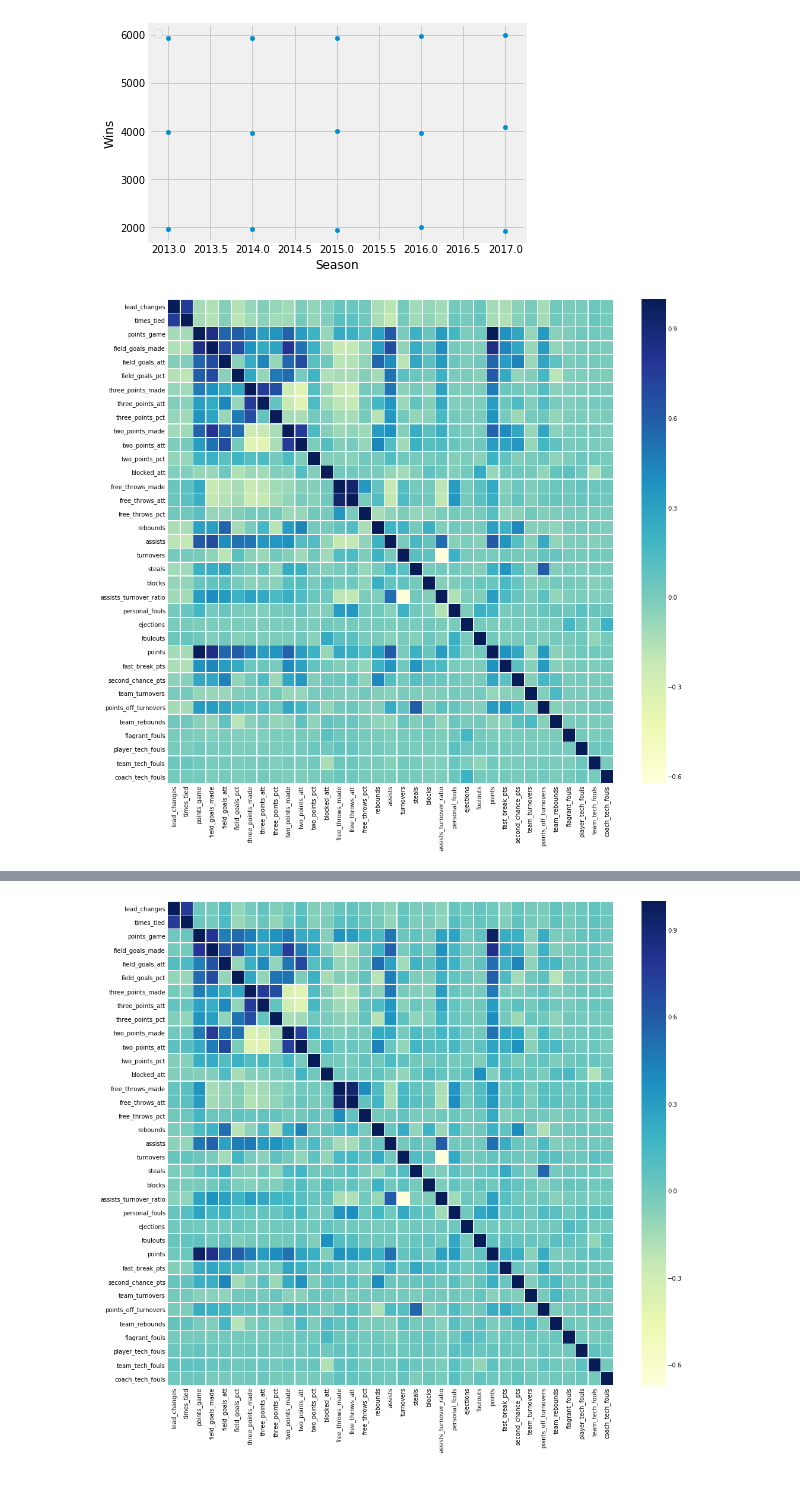
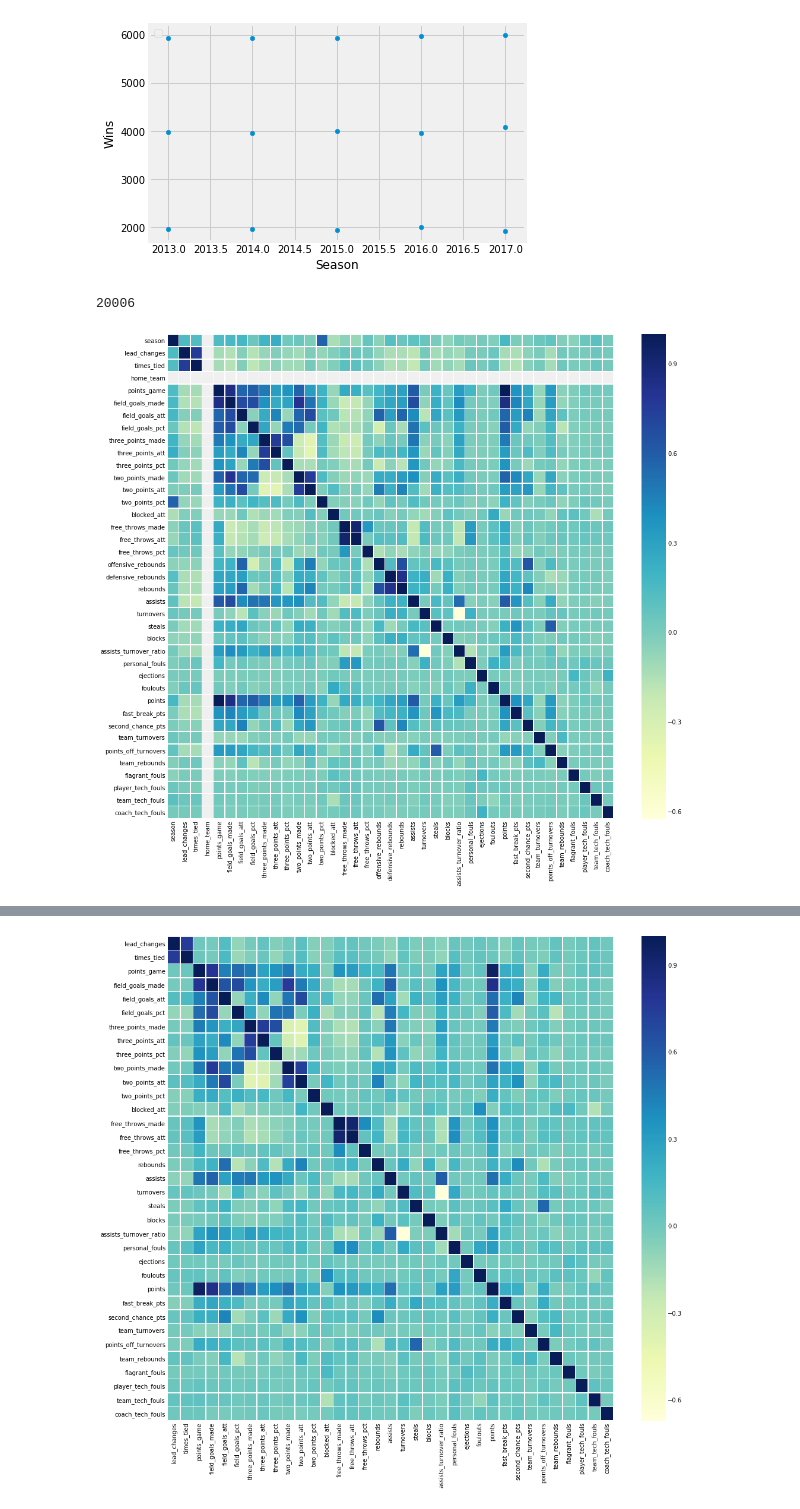
Before and after one commit to MohammedBhatti/code1, a Jupyter notebook: Capstone2.ipynb, the cells around one changed output, grey strips where cells are left out. Cells and saved outputs as stored; diff of their text form; code cells hidden in the pictures.

```diff
--- a/Capstone2.ipynb
+++ b/Capstone2.ipynb
@@ -188,8 +201,8 @@ df.head()
 # %%
 # now we have a dataframe that we can analyze
 # lets make a copy for the home team
-# lets get all home_team = True
-df_home = df.loc[df['home_team'] == True].copy()
+# lets get all home_team = True and win = True
+df_home = df.loc[(df['home_team'] == True) & (df['win'] == True)].copy()
 df_home.reindex(axis=1)
 df_home.head()
 # %% [output]
@@ -301,24 +315,32 @@ ax.legend(loc='upper left')
 No handles with labels found to put in legend.
 <matplotlib.legend.Legend at 0x...>
 [figure]
+# %%
+#df_home.query("win == True")
+
+df_home[df_home["win"]==True].count()["win"]
+# %% [output]
+20006
 # %%
 # get the correlation
 fig, ax = plt.subplots(figsize=(15,15))
-df_home_wins_correlations=''
-df_home_wins_correlations = df_home.query("win == True")[['lead_changes', 'win', 'times_tied', 'points_game',
-       'minutes', 'field_goals_made', 'field_goals_att', 'field_goals_pct',
-       'three_points_made', 'three_points_att', 'three_points_pct',
-       'two_points_made', 'two_points_att', 'two_points_pct', 'blocked_att',
-       'free_throws_made', 'free_throws_att', 'free_throws_pct',
+#df_home_wins_correlations=''
+#df_home_wins_correlations = df_home.query("win == True")[['lead_changes', 'win', 'times_tied', 'points_game',
+#       'minutes', 'field_goals_made', 'field_goals_att', 'field_goals_pct',
+#       'three_points_made', 'three_points_att', 'three_points_pct',
+#       'two_points_made', 'two_points_att', 'two_points_pct', 'blocked_att',
+#       'free_throws_made', 'free_throws_att', 'free_throws_pct',
        #'offensive_rebounds', 'defensive_rebounds',
-                                                          'rebounds', 'assists',
-       'turnovers', 'steals', 'blocks', 'assists_turnover_ratio',
-       'personal_fouls', 'ejections', 'foulouts', 'points', 'fast_break_pts',
-       'second_chance_pts', 'team_turnovers', 'points_off_turnovers',
-       'team_rebounds', 'flagrant_fouls', 'player_tech_fouls',
-       'team_tech_fouls', 'coach_tech_fouls']].corr();
-sns.heatmap(df_home_wins_correlations, linewidths=.5, cmap="YlGnBu");
+#                                                          'rebounds', 'assists',
+#       'turnovers', 'steals', 'blocks', 'assists_turnover_ratio',
+#       'personal_fouls', 'ejections', 'foulouts', 'points', 'fast_break_pts',
+#       'second_chance_pts', 'team_turnovers', 'points_off_turnovers',
+#       'team_rebounds', 'flagrant_fouls', 'player_tech_fouls',
+#       'team_tech_fouls', 'coach_tech_fouls']].corr();
+#sns.heatmap(df_home_wins_correlations, linewidths=.5, cmap="YlGnBu");
+
+sns.heatmap(df_home.corr(), linewidths=.5, cmap="YlGnBu");
 # %% [output]
-[figure, old version]
+[figure, new version]
 # %%
 # lets take a look at the correlation matrix
```
Also changed, not shown: parts of 32 cells of this notebook.
